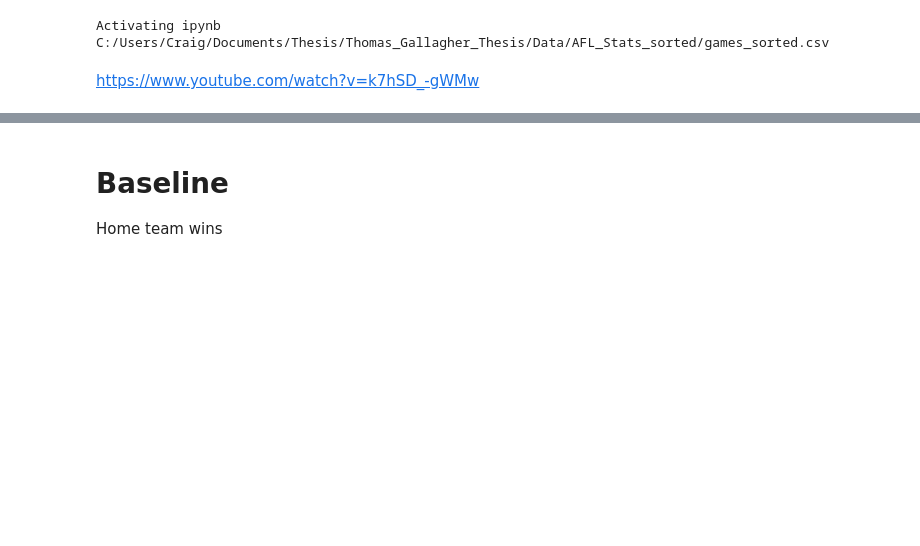
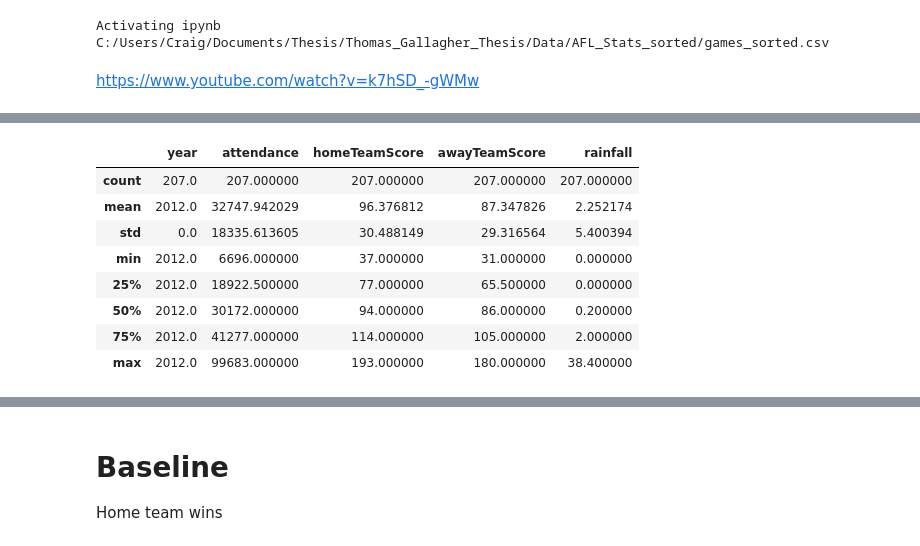
Before and after one commit to TomGallagher98/Thomas_Gallagher_Thesis, a Jupyter notebook: Data/basicDecisionTreeModel.ipynb, the cells around one changed output, grey strips where cells are left out. Cells and saved outputs as stored; diff of their text form; code cells hidden in the pictures; blank space fills up the shorter version.

```diff
--- a/Data/basicDecisionTreeModel.ipynb
+++ b/Data/basicDecisionTreeModel.ipynb
@@ -38,3 +38,15 @@ all_results[:5]
 | 2 | 2012R103 | 2012 | R1 | 30-Mar-12 | M.C.G. | 7:50 PM | 78466 | Hawthorn | 137 | Collingwood | ... |
 | 3 | 2012R104 | 2012 | R1 | 31-Mar-12 | M.C.G. | 1:45 PM | 33473 | Melbourne | 78 | Brisbane Lions | ... |
 | 4 | 2012R105 | 2012 | R1 | 31-Mar-12 | Carrara | 3:45 PM | 12790 | Gold Coast | 68 | Adelaide | ... |
+# %%
+results_2012.describe()
+# %% [output]
+|  | year | attendance | homeTeamScore | awayTeamScore | rainfall |
+| count | 207.0 | 207.000000 | 207.000000 | 207.000000 | 207.000000 |
+| mean | 2012.0 | 32747.942029 | 96.376812 | 87.347826 | 2.252174 |
+| std | 0.0 | 18335.613605 | 30.488149 | 29.316564 | 5.400394 |
+| min | 2012.0 | 6696.000000 | 37.000000 | 31.000000 | 0.000000 |
+| 25% | 2012.0 | 18922.500000 | 77.000000 | 65.500000 | 0.000000 |
+| 50% | 2012.0 | 30172.000000 | 94.000000 | 86.000000 | 0.200000 |
+| 75% | 2012.0 | 41277.000000 | 114.000000 | 105.000000 | 2.000000 |
+| max | 2012.0 | 99683.000000 | 193.000000 | 180.000000 | 38.400000 |
```
Also changed, not shown: parts of 6 cells of this notebook, 1 other file.
